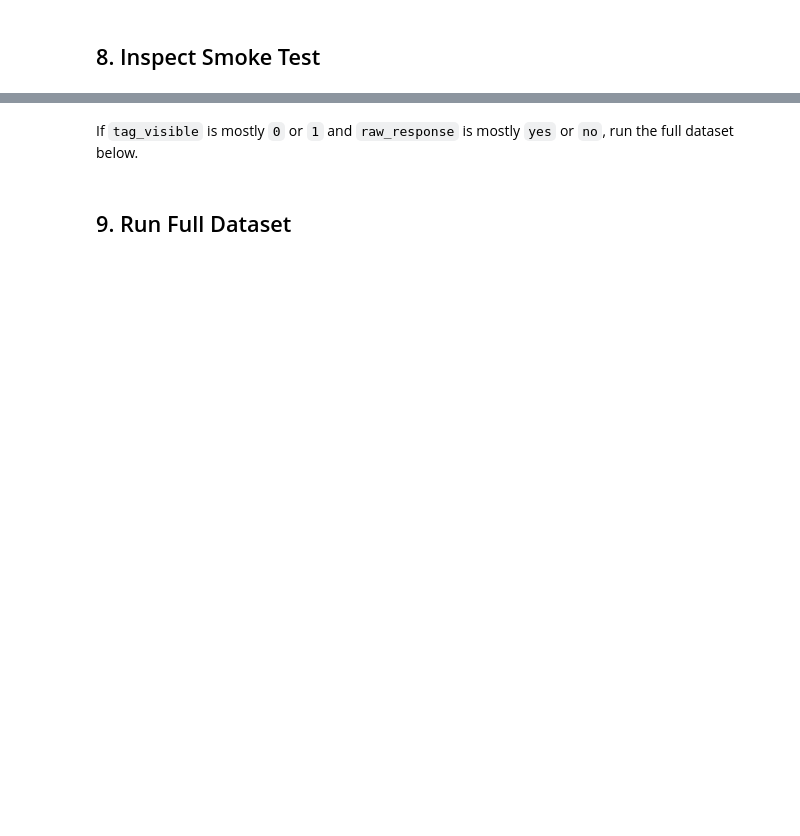
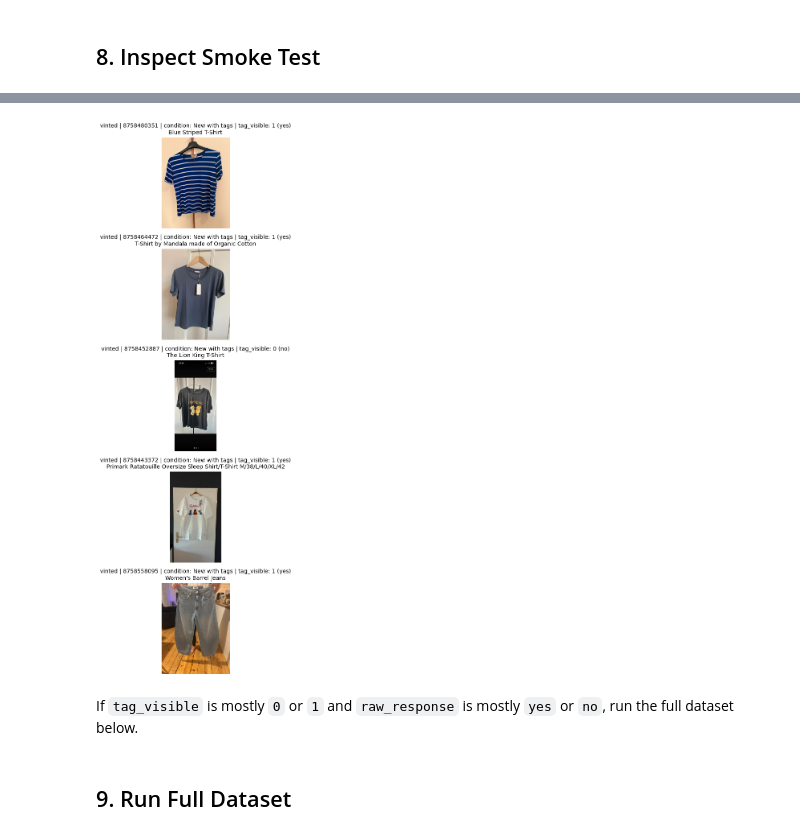
Before and after one commit to mchlkan/Advanced_ML, a Jupyter notebook: notebooks/03_model3_tag_detector_colab.ipynb, the cells around one changed output, grey strips where cells are left out. Saved outputs shown, nothing was run; the diff lists cells and outputs as text; code cells hidden in the pictures; blank space fills up the shorter version.

```diff
--- a/notebooks/03_model3_tag_detector_colab.ipynb
+++ b/notebooks/03_model3_tag_detector_colab.ipynb
@@ -82,3 +274,43 @@ smoke
+# %%
+import io
+from PIL import Image
+import matplotlib.pyplot as plt
+
+pred = pd.read_parquet("/content/tag_visible_nwt_5.parquet")
+src = pd.read_parquet("/content/model3_nwt_test/vinted_nwt_5.parquet")
+
+view = pred.merge(
+    src[["platform", "id", "condition_en", "title_en", "image"]],
+    on=["platform", "id"],
+    how="left",
+)
+
+def decode_image(cell):
+    if isinstance(cell, dict) and cell.get("bytes") is not None:
+        return Image.open(io.BytesIO(cell["bytes"])).convert("RGB")
+    if isinstance(cell, dict) and cell.get("path"):
+        return Image.open(cell["path"]).convert("RGB")
+    if isinstance(cell, (bytes, bytearray)):
+        return Image.open(io.BytesIO(cell)).convert("RGB")
+    return cell
+
+plt.figure(figsize=(12, 14))
+
+for i, row in view.iterrows():
+    ax = plt.subplot(len(view), 1, i + 1)
+    ax.imshow(decode_image(row["image"]))
+    ax.axis("off")
+    ax.set_title(
+        f"{row['platform']} | {row['id']} | condition: {row['condition_en']} | "
+        f"tag_visible: {row['tag_visible']} ({row['raw_response']})\n"
+        f"{row['title_en']}",
+        fontsize=10,
+    )
+
+plt.tight_layout()
+plt.show()
+# %% [output]
+[figure, added]
 # %% [markdown]
 If `tag_visible` is mostly `0` or `1` and `raw_response` is mostly `yes` or `no`, run the full dataset below.
 # %% [markdown]
```
Also changed, not shown: parts of 15 cells of this notebook.
